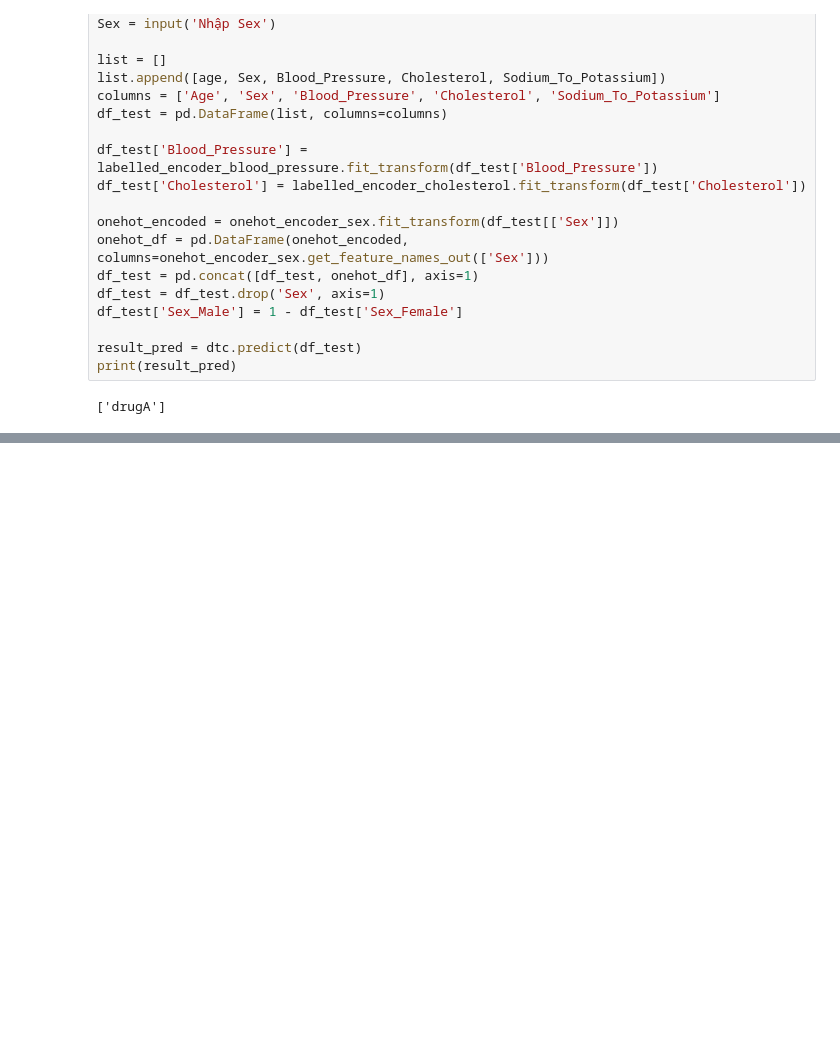
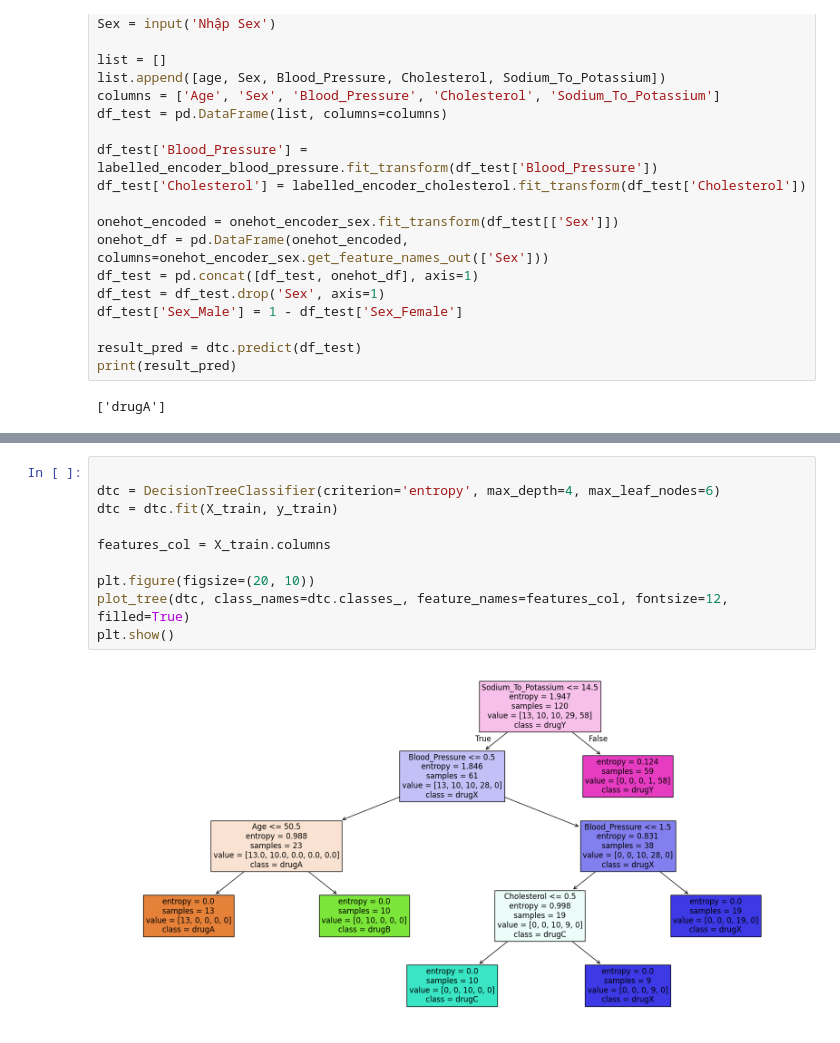
Before and after one commit to trgcghai/Code-data-1, a Jupyter notebook: baitap/thuchanh06/22692311_TruongCongHai_Tuan06.ipynb, the cells around one changed output, grey strips where cells are left out. Saved outputs shown, nothing was run; the diff lists cells and outputs as text; blank space fills up the shorter version.

```diff
--- a/baitap/thuchanh06/22692311_TruongCongHai_Tuan06.ipynb
+++ b/baitap/thuchanh06/22692311_TruongCongHai_Tuan06.ipynb
@@ -362,0 +383,12 @@ print(result_pred)
+# %%
+
+dtc = DecisionTreeClassifier(criterion='entropy', max_depth=4, max_leaf_nodes=6)
+dtc = dtc.fit(X_train, y_train)
+
+features_col = X_train.columns
+
+plt.figure(figsize=(20, 10))
+plot_tree(dtc, class_names=dtc.classes_, feature_names=features_col, fontsize=12, filled=True)
+plt.show()
+# %% [output]
+[figure, added]
```
Also changed, not shown: parts of 8 cells of this notebook.
